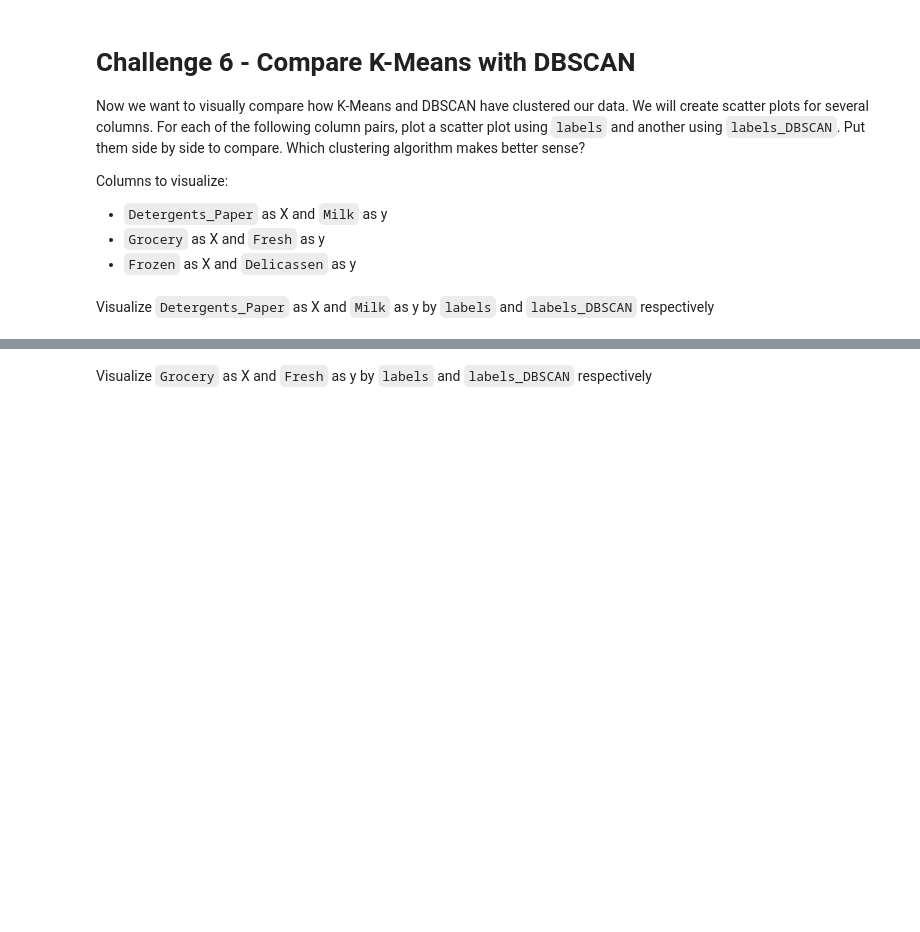
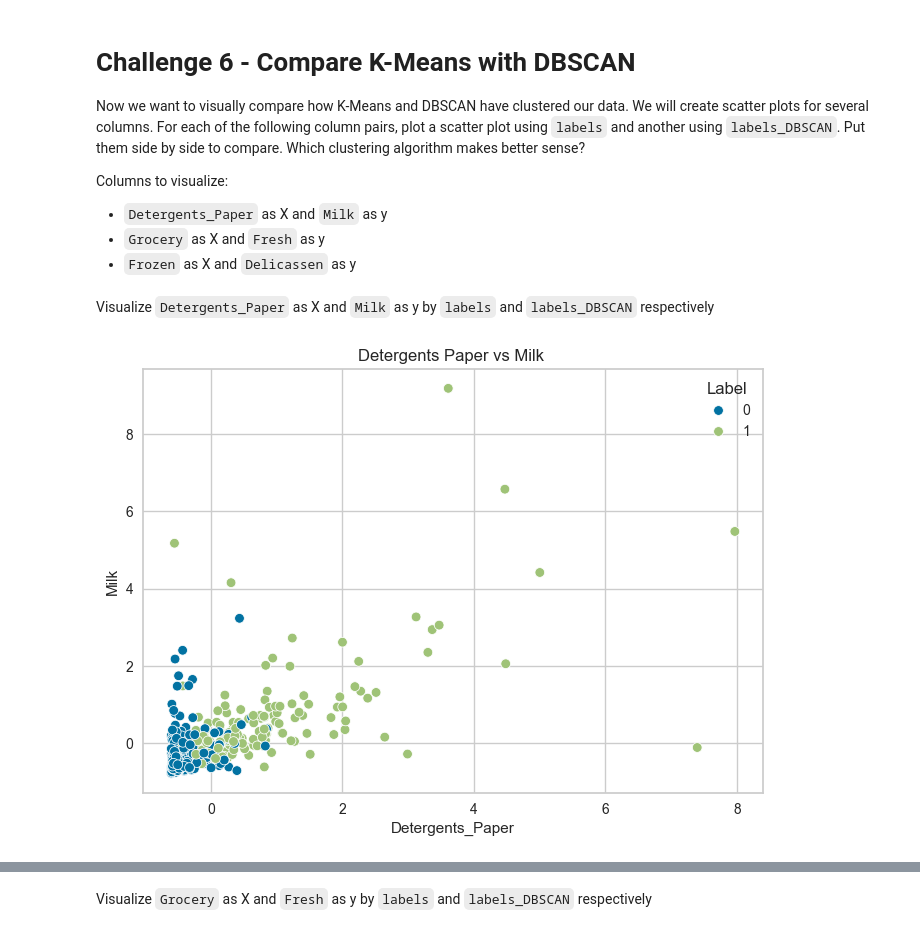
Before and after one commit to Ironhack-Data-Madrid-Octubre-2023/7.4-lab_unsupervised_learning, a Jupyter notebook: your-code/main.ipynb, the cells around one changed output, grey strips where cells are left out. Saved outputs shown, nothing was run; the diff lists cells and outputs as text; code cells hidden in the pictures; blank space fills up the shorter version.

```diff
--- a/your-code/main.ipynb
+++ b/your-code/main.ipynb
@@ -224,2 +265,5 @@ from sklearn.cluster import KMeans
+# %%
+labels = kmeans.labels_.tolist()
+customers_scale['Label'] = labels
 # %% [markdown]
 Count the values in `labels`.
@@ -232,3 +281,9 @@ Now let's cluster the data using DBSCAN. Use `DBSCAN(eps=0.5)` to initiate the m
 # %%
 # Your code here
 from sklearn.cluster import DBSCAN
+
+customers_scale2 = customers_scale.drop(columns='Label')
+
+dbscan= DBSCAN(eps=0.5)
+
+dbscan.fit(customers_scale2)
@@ -235,3 +292,6 @@ from sklearn.cluster import DBSCAN
+# %%
+labels2 = dbscan.labels_.tolist()
+customers_scale['labels_DBSCAN'] = labels2
 # %% [markdown]
 Count the values in `labels_DBSCAN`.
 # %%
@@ -252,0 +324,13 @@ Visualize `Detergents_Paper` as X and `Milk` as y by `labels` and `labels_DBSCAN
+# %%
+# Your code here:
+
+def plot(x,y,hue):
+    sns.scatterplot(x=x,
+                    y=y,
+                    hue=hue)
+    plt.title('Detergents Paper vs Milk ')
+    return plt.show();
+# %%
+plot(customers_scale.Detergents_Paper, customers_scale.Milk, customers_scale.Label)
+# %% [output]
+[figure, added]
```
Also changed, not shown: parts of 17 cells of this notebook.
